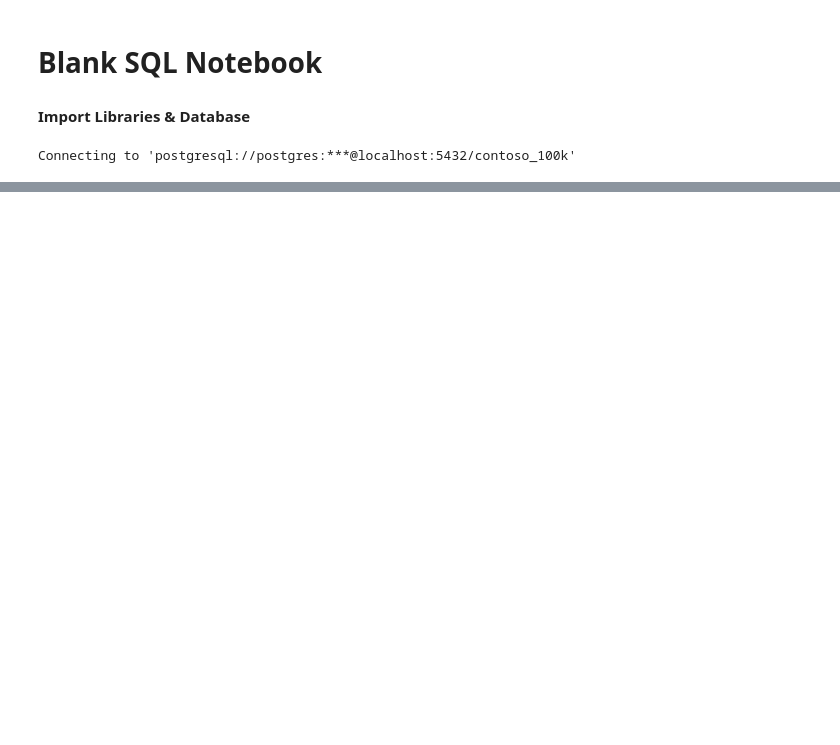
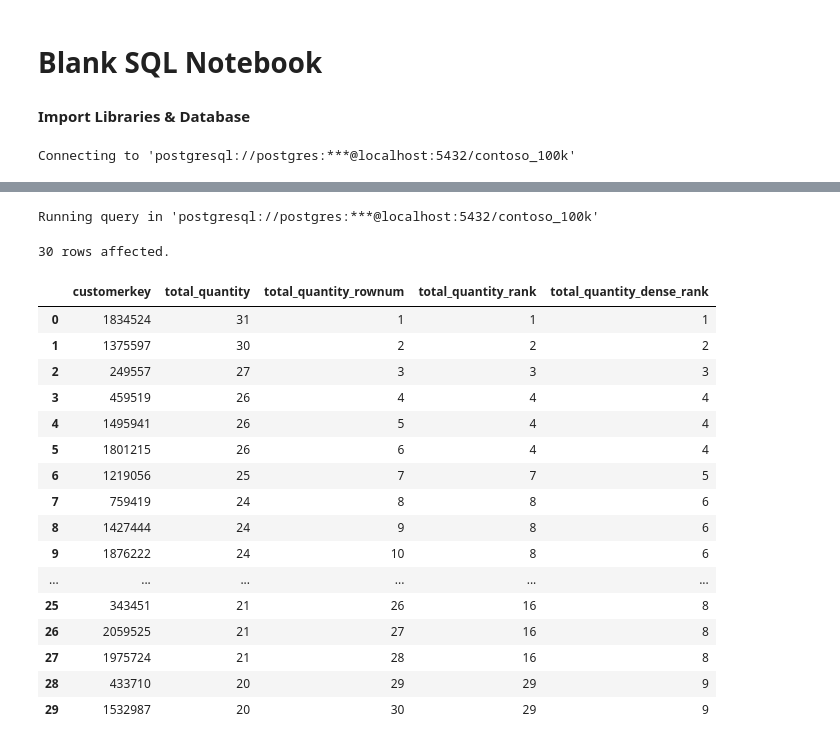
Before and after one commit to Aj-pete/Lab-agile-planning, a Jupyter notebook: Resources/Blank_SQL_Notebook.ipynb, the cells around one changed output, grey strips where cells are left out. Drawn from its saved outputs; the diff is of its cells as text; code cells hidden in the pictures; blank space fills up the shorter version.

```diff
--- a/Resources/Blank_SQL_Notebook.ipynb
+++ b/Resources/Blank_SQL_Notebook.ipynb
@@ -758,0 +342,31 @@ Running query in 'postgresql://postgres:***@localhost:5432/contoso_100k'
+# %%
+%%sql
+select customerkey, count(quantity) as total_quantity,
+row_number() over (order by count(quantity) desc) as total_quantity_rownum,
+rank() over (order by count(quantity) desc) as total_quantity_rank,
+dense_rank() over (order by count(quantity) desc) as total_quantity_dense_rank
+
+from sales
+group by customerkey
+order by total_quantity desc
+limit 30
+# %% [output]
+Running query in 'postgresql://postgres:***@localhost:5432/contoso_100k'
+30 rows affected.
+|  | customerkey | total_quantity | total_quantity_rownum | total_quantity_rank | total_quantity_dense_rank |
+| 0 | 1834524 | 31 | 1 | 1 | 1 |
+| 1 | 1375597 | 30 | 2 | 2 | 2 |
+| 2 | 249557 | 27 | 3 | 3 | 3 |
+| 3 | 459519 | 26 | 4 | 4 | 4 |
+| 4 | 1495941 | 26 | 5 | 4 | 4 |
+| 5 | 1801215 | 26 | 6 | 4 | 4 |
+| 6 | 1219056 | 25 | 7 | 7 | 5 |
+| 7 | 759419 | 24 | 8 | 8 | 6 |
+| 8 | 1427444 | 24 | 9 | 8 | 6 |
+| 9 | 1876222 | 24 | 10 | 8 | 6 |
+| ... | ... | ... | ... | ... | ... |
+| 25 | 343451 | 21 | 26 | 16 | 8 |
+| 26 | 2059525 | 21 | 27 | 16 | 8 |
+| 27 | 1975724 | 21 | 28 | 16 | 8 |
+| 28 | 433710 | 20 | 29 | 29 | 9 |
+| 29 | 1532987 | 20 | 30 | 29 | 9 |
```
Also changed, not shown: parts of 49 cells of this notebook.
